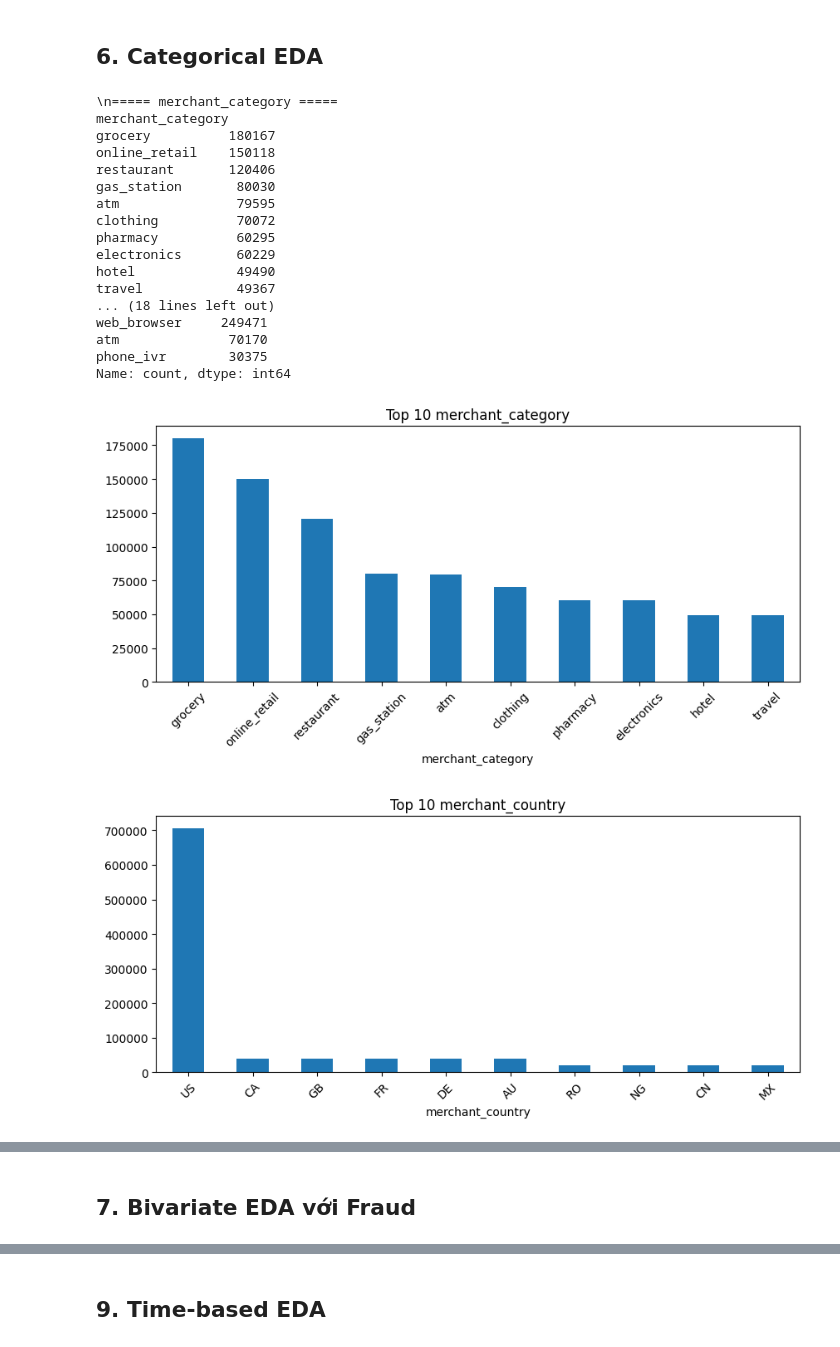
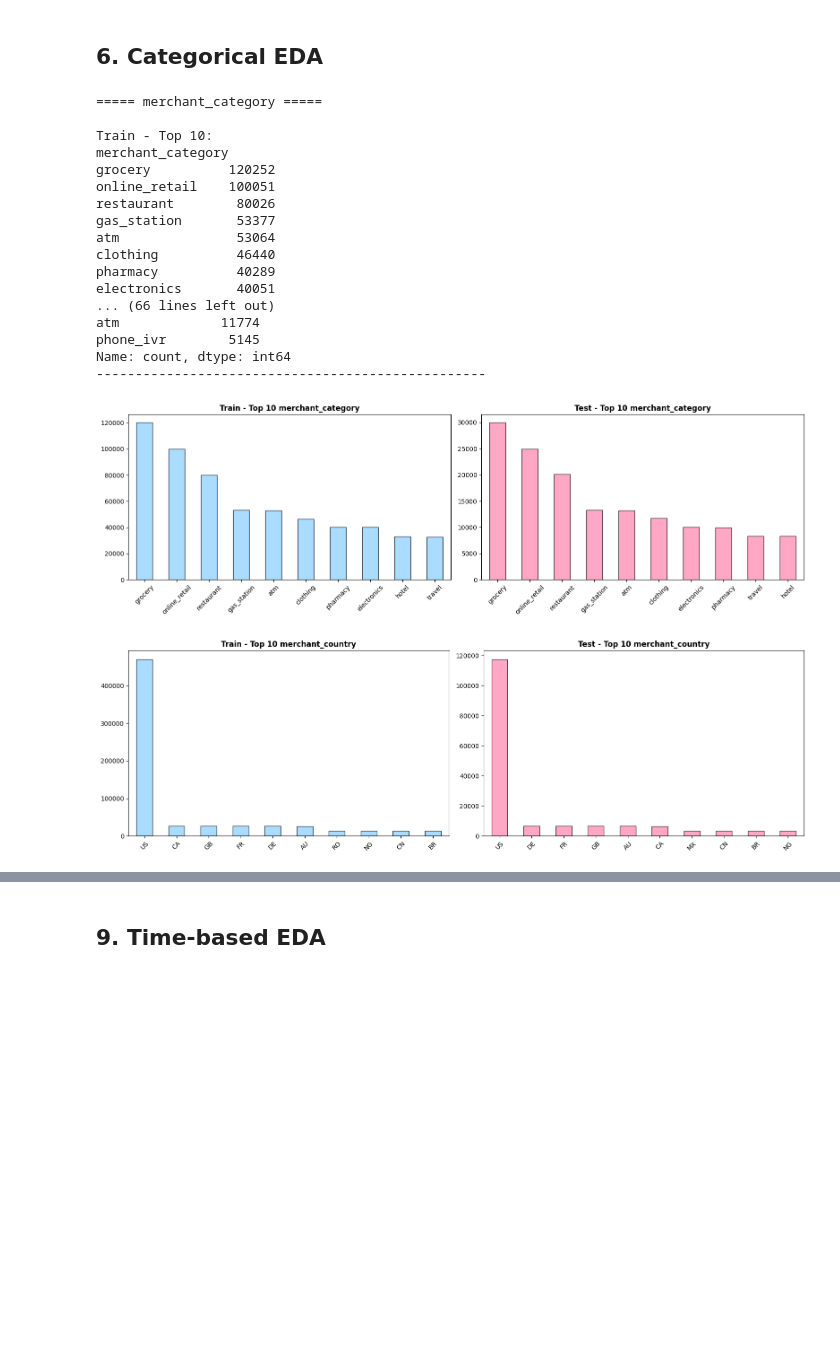
Before and after one commit to huyvietbui1806/mlops-project, a Jupyter notebook: notebooks/EDA.ipynb, the cells around one changed output, grey strips where cells are left out. Saved outputs shown, nothing was run; the diff lists cells and outputs as text; code cells hidden in the pictures; blank space fills up the shorter version.

```diff
--- a/notebooks/EDA.ipynb
+++ b/notebooks/EDA.ipynb
@@ -11,8 +8,9 @@ ModuleNotFoundError: No module named 'pandas'
 # %% [markdown]
 ## **1. Load data**
 # %%
-df = pd.read_csv('transactions.csv')
-
+df = pd.read_csv(r'train.csv', index_col=0, parse_dates=['timestamp'])
+df_test = pd.read_csv(r'test.csv', index_col=0, parse_dates=['timestamp'])
 print('Shape:', df.shape)
+print('Test Shape:', df_test.shape)
 df.head()
 # %% [output]
@@ -84,13 +102,13 @@ Duplicate transaction_id: 0
 # %% [markdown]
 ### **3.3 Datatype optimization**
 # %%
-df['timestamp'] = pd.to_datetime(df['timestamp'])
 
 binary_cols = ['is_weekend', 'card_present', 'is_foreign_txn',
                'device_known', 'has_2fa', 'is_fraud']
 
 for col in binary_cols:
     df[col] = df[col].astype('int8')
+    df_test[col] = df_test[col].astype('int8')
 # %% [markdown]
 ## **4. Target Analysis**
 # %%
@@ -142,32 +274,50 @@ for col in num_cols:
 # %%
 cat_cols = ['merchant_category', 'merchant_country', 'device_type']
 
+# Print statistics for train and test
 for col in cat_cols:
-    print(f'\\n===== {col} =====')
+    print(f'\n===== {col} =====')
+    print(f'\nTrain - Top 10:')
     print(df[col].value_counts().head(10))
+    print(f'\nTest - Top 10:')
+    print(df_test[col].value_counts().head(10))
+    print('-'*50)
+
+# Plot train and test side-by-side
 for col in cat_cols:
-    plt.figure(figsize=(10,4))
-    df[col].value_counts().head(10).plot(kind='bar')
-    plt.title(f'Top 10 {col}')
-    plt.xticks(rotation=45)
+    fig, axes = plt.subplots(1, 2, figsize=(16, 5))
+
+    # Train plot
+    df[col].value_counts().head(10).plot(kind='bar', ax=axes[0], color='#87CEFF', edgecolor='black', alpha=0.7)
+    axes[0].set_title(f'Train - Top 10 {col}', fontsize=12, fontweight='bold')
+    axes[0].set_xlabel('')
+    axes[0].tick_params(axis='x', rotation=45)
+
+    # Test plot
+    df_test[col].value_counts().head(10).plot(kind='bar', ax=axes[1], color='#FF82AB', edgecolor='black', alpha=0.7)
+    axes[1].set_title(f'Test - Top 10 {col}', fontsize=12, fontweight='bold')
+    axes[1].set_xlabel('')
+    axes[1].tick_params(axis='x', rotation=45)
+
+    plt.tight_layout()
     plt.show()
 # %% [output]
-\n===== merchant_category =====
+===== merchant_category =====
+
+Train - Top 10:
 merchant_category
-grocery          180167
-online_retail    150118
-restaurant       120406
-gas_station       80030
-atm               79595
-clothing          70072
-pharmacy          60295
-electronics       60229
-hotel             49490
-travel            49367
-... (18 lines left out)
-web_browser     249471
-atm              70170
-phone_ivr        30375
+grocery          120252
+online_retail    100051
+restaurant        80026
+gas_station       53377
+atm               53064
+clothing          46440
+pharmacy          40289
+electronics       40051
+... (66 lines left out)
+atm             11774
+phone_ivr        5145
 Name: count, dtype: int64
+--------------------------------------------------
-[figure, old version]
+[figure, new version]
-[figure, old version]
+[figure, new version]
@@ -175,2 +324,0 @@ Name: count, dtype: int64
-# %% [markdown]
-## **7. Bivariate EDA với Fraud**
```
Also changed, not shown: parts of 30 cells of this notebook.
